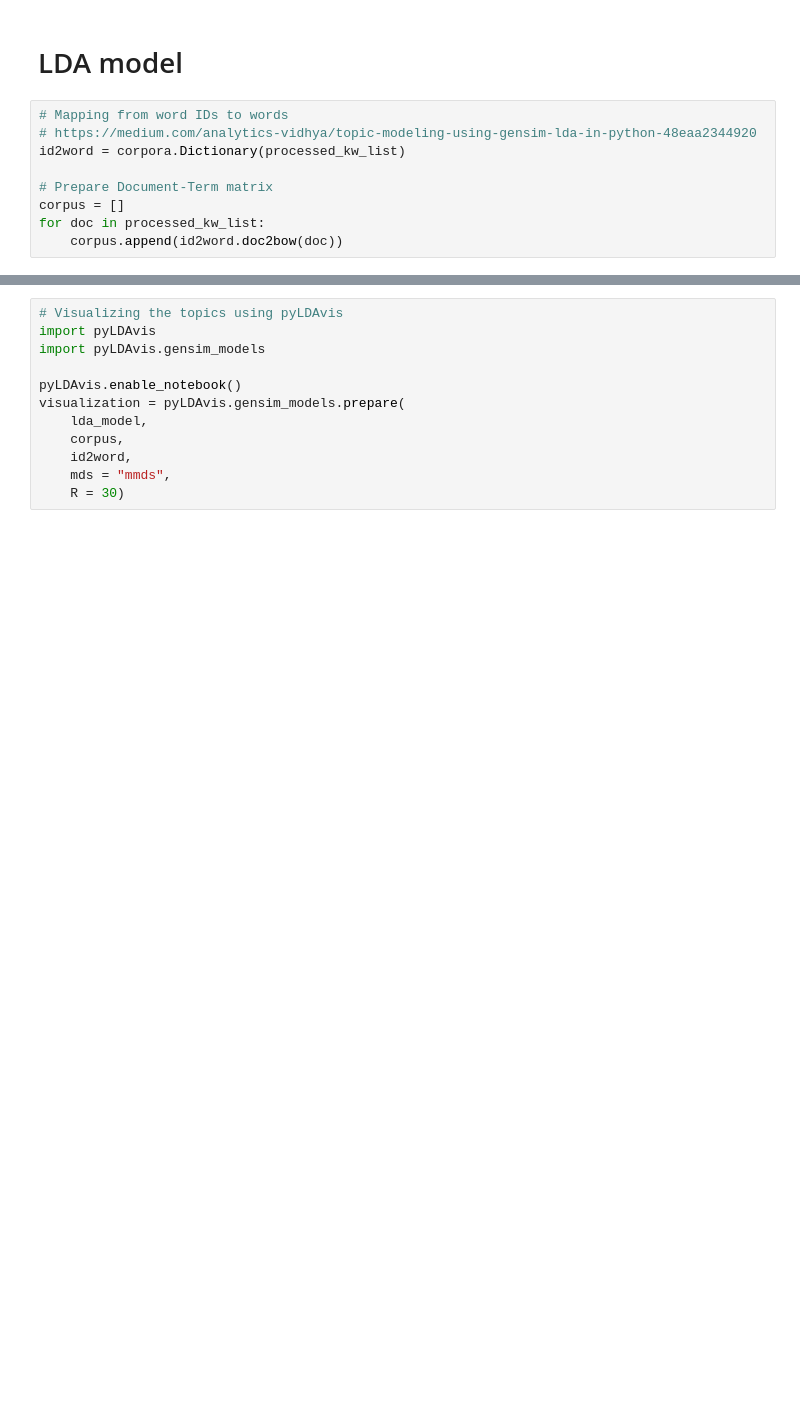
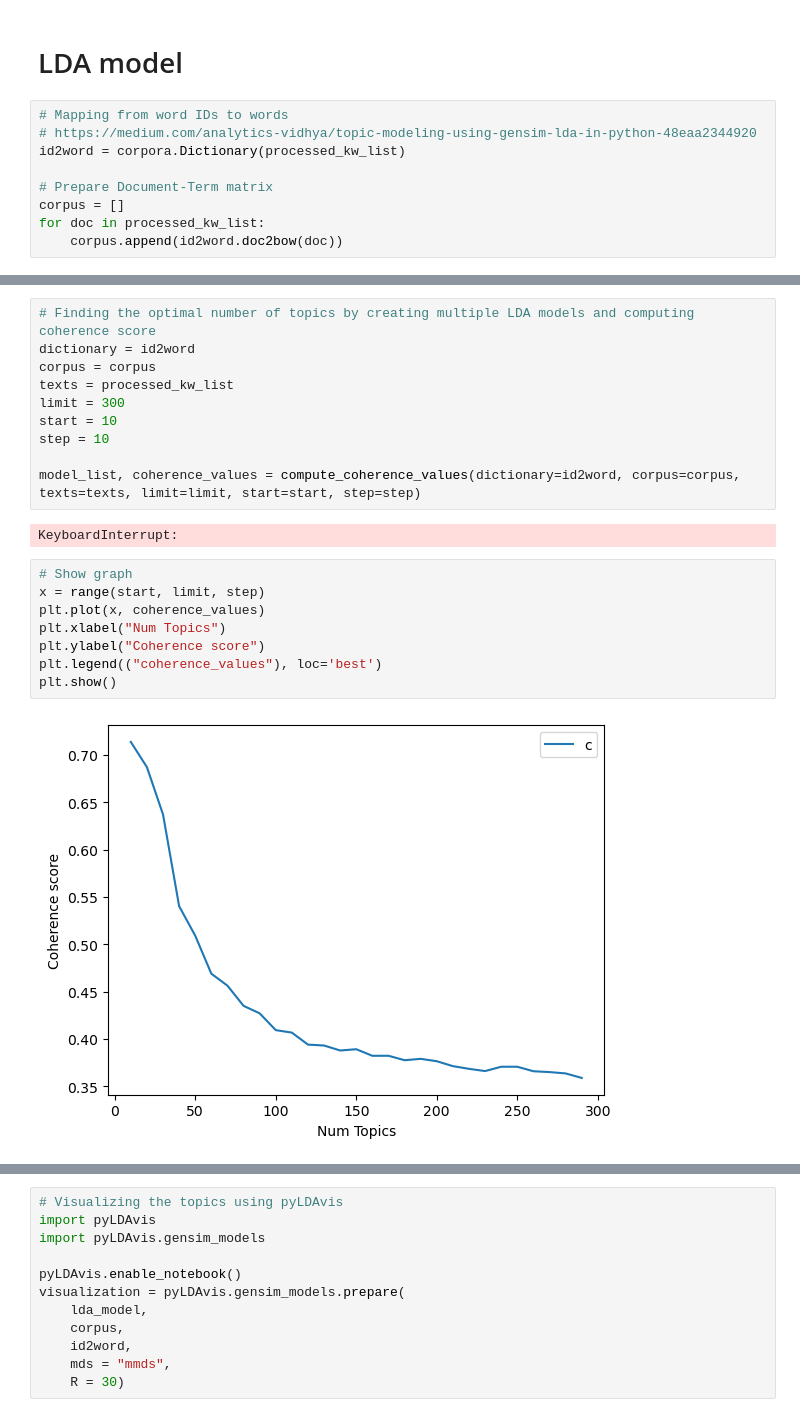
Before and after one commit to gustavn19/Fagprojekt, a Jupyter notebook: js_LDA.ipynb, the cells around one changed output, grey strips where cells are left out. Drawn from its saved outputs; the diff is of its cells as text; blank space fills up the shorter version.

```diff
--- a/js_LDA.ipynb
+++ b/js_LDA.ipynb
@@ -153,0 +212,22 @@ pprint(lda_model.print_topic(299))
+# %%
+# Finding the optimal number of topics by creating multiple LDA models and computing coherence score
+dictionary = id2word
+corpus = corpus
+texts = processed_kw_list
+limit = 300
+start = 10
+step = 10
+
+model_list, coherence_values = compute_coherence_values(dictionary=id2word, corpus=corpus, texts=texts, limit=limit, start=start, step=step)
+# %% [output]
+KeyboardInterrupt:
+# %%
+# Show graph
+x = range(start, limit, step)
+plt.plot(x, coherence_values)
+plt.xlabel("Num Topics")
+plt.ylabel("Coherence score")
+plt.legend(("coherence_values"), loc='best')
+plt.show()
+# %% [output]
+[figure, added]
```
Also changed, not shown: parts of 9 cells of this notebook, 1 other file.
